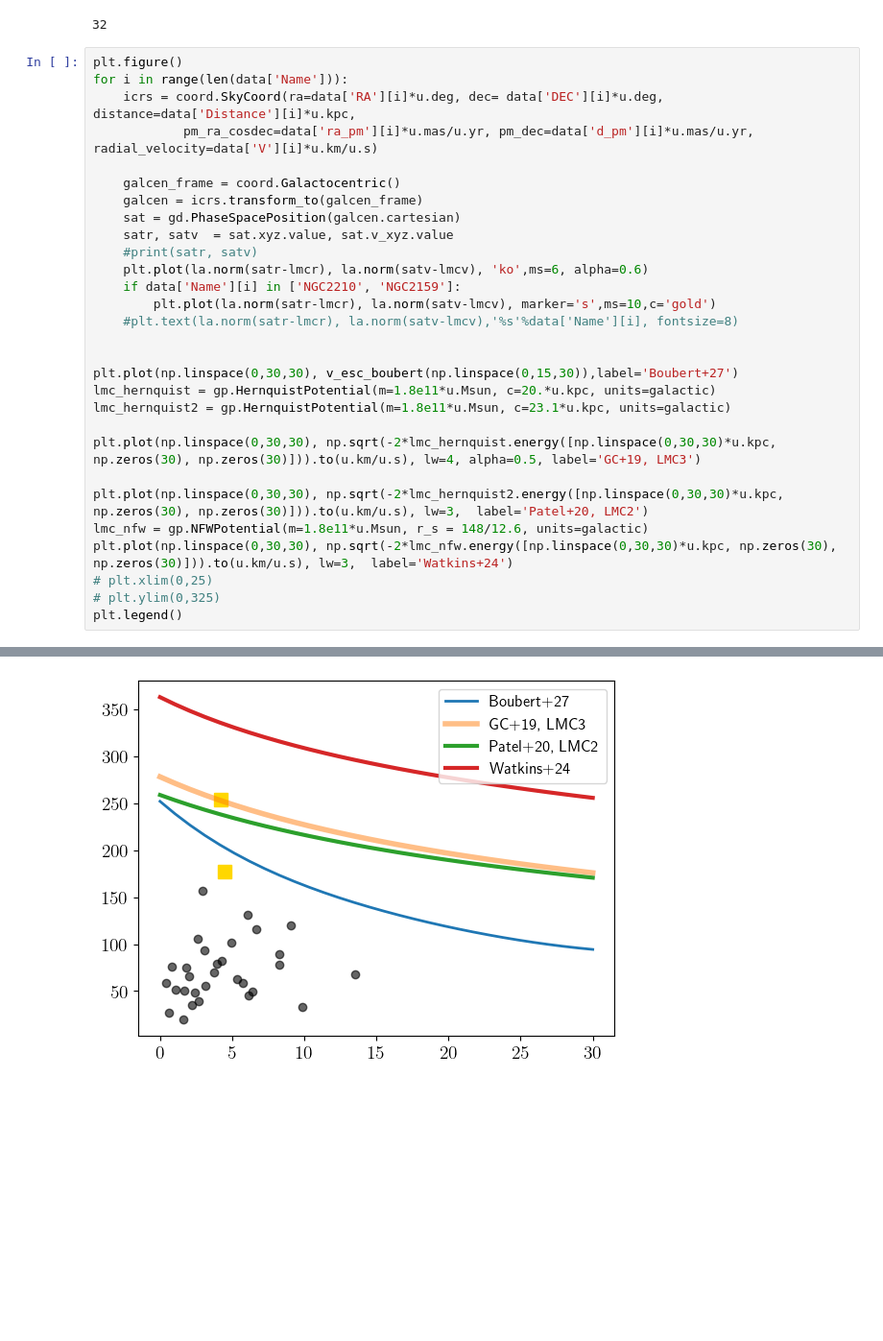
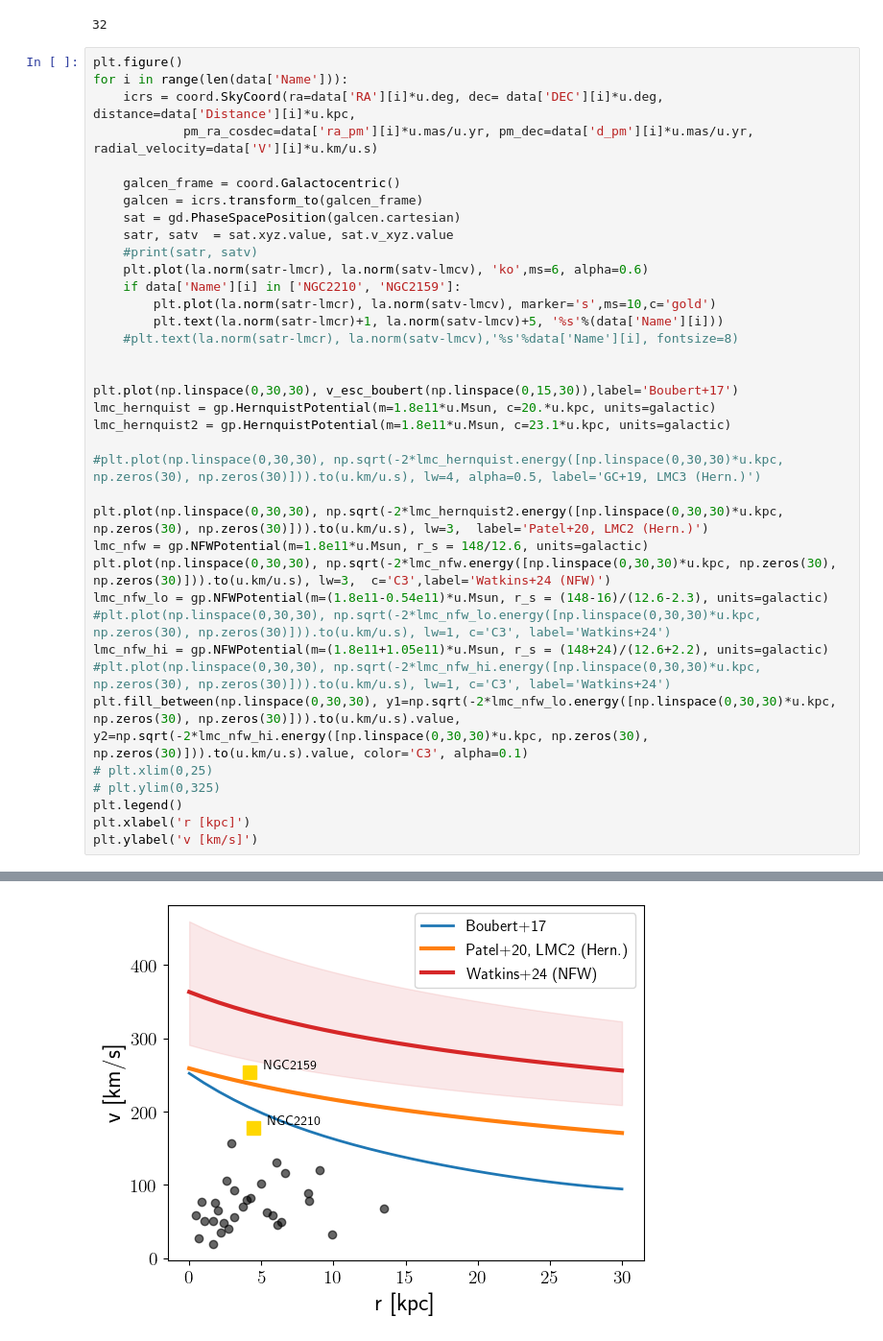
Before and after one commit to ekta1224/LMCClusters, a Jupyter notebook: properties_escape_velocity.ipynb, the cells around one changed output, grey strips where cells are left out. Shown at 96% size. Cells and saved outputs as stored; diff of their text form; blank space fills up the shorter version.

Commit message:
added errors for watkins24

```diff
--- a/properties_escape_velocity.ipynb
+++ b/properties_escape_velocity.ipynb
@@ -68,19 +68,27 @@ for i in range(len(data['Name'])):
     plt.plot(la.norm(satr-lmcr), la.norm(satv-lmcv), 'ko',ms=6, alpha=0.6)
     if data['Name'][i] in ['NGC2210', 'NGC2159']:
         plt.plot(la.norm(satr-lmcr), la.norm(satv-lmcv), marker='s',ms=10,c='gold')
+        plt.text(la.norm(satr-lmcr)+1, la.norm(satv-lmcv)+5, '%s'%(data['Name'][i]))
     #plt.text(la.norm(satr-lmcr), la.norm(satv-lmcv),'%s'%data['Name'][i], fontsize=8)
 
 
-plt.plot(np.linspace(0,30,30), v_esc_boubert(np.linspace(0,15,30)),label='Boubert+27')
+plt.plot(np.linspace(0,30,30), v_esc_boubert(np.linspace(0,15,30)),label='Boubert+17')
 lmc_hernquist = gp.HernquistPotential(m=1.8e11*u.Msun, c=20.*u.kpc, units=galactic)
 lmc_hernquist2 = gp.HernquistPotential(m=1.8e11*u.Msun, c=23.1*u.kpc, units=galactic)
 
-plt.plot(np.linspace(0,30,30), np.sqrt(-2*lmc_hernquist.energy([np.linspace(0,30,30)*u.kpc, np.zeros(30), np.zeros(30)])).to(u.km/u.s), lw=4, alpha=0.5, label='GC+19, LMC3')
+#plt.plot(np.linspace(0,30,30), np.sqrt(-2*lmc_hernquist.energy([np.linspace(0,30,30)*u.kpc, np.zeros(30), np.zeros(30)])).to(u.km/u.s), lw=4, alpha=0.5, label='GC+19, LMC3 (Hern.)')
 
-plt.plot(np.linspace(0,30,30), np.sqrt(-2*lmc_hernquist2.energy([np.linspace(0,30,30)*u.kpc, np.zeros(30), np.zeros(30)])).to(u.km/u.s), lw=3,  label='Patel+20, LMC2')
+plt.plot(np.linspace(0,30,30), np.sqrt(-2*lmc_hernquist2.energy([np.linspace(0,30,30)*u.kpc, np.zeros(30), np.zeros(30)])).to(u.km/u.s), lw=3,  label='Patel+20, LMC2 (Hern.)')
 lmc_nfw = gp.NFWPotential(m=1.8e11*u.Msun, r_s = 148/12.6, units=galactic)
-plt.plot(np.linspace(0,30,30), np.sqrt(-2*lmc_nfw.energy([np.linspace(0,30,30)*u.kpc, np.zeros(30), np.zeros(30)])).to(u.km/u.s), lw=3,  label='Watkins+24')
+plt.plot(np.linspace(0,30,30), np.sqrt(-2*lmc_nfw.energy([np.linspace(0,30,30)*u.kpc, np.zeros(30), np.zeros(30)])).to(u.km/u.s), lw=3,  c='C3',label='Watkins+24 (NFW)')
+lmc_nfw_lo = gp.NFWPotential(m=(1.8e11-0.54e11)*u.Msun, r_s = (148-16)/(12.6-2.3), units=galactic)
+#plt.plot(np.linspace(0,30,30), np.sqrt(-2*lmc_nfw_lo.energy([np.linspace(0,30,30)*u.kpc, np.zeros(30), np.zeros(30)])).to(u.km/u.s), lw=1, c='C3', label='Watkins+24')
+lmc_nfw_hi = gp.NFWPotential(m=(1.8e11+1.05e11)*u.Msun, r_s = (148+24)/(12.6+2.2), units=galactic)
+#plt.plot(np.linspace(0,30,30), np.sqrt(-2*lmc_nfw_hi.energy([np.linspace(0,30,30)*u.kpc, np.zeros(30), np.zeros(30)])).to(u.km/u.s), lw=1, c='C3', label='Watkins+24')
+plt.fill_between(np.linspace(0,30,30), y1=np.sqrt(-2*lmc_nfw_lo.energy([np.linspace(0,30,30)*u.kpc, np.zeros(30), np.zeros(30)])).to(u.km/u.s).value, y2=np.sqrt(-2*lmc_nfw_hi.energy([np.linspace(0,30,30)*u.kpc, np.zeros(30), np.zeros(30)])).to(u.km/u.s).value, color='C3', alpha=0.1)
 # plt.xlim(0,25)
 # plt.ylim(0,325)
 plt.legend()
+plt.xlabel('r [kpc]')
+plt.ylabel('v [km/s]')
 # %% [output]
@@ -88 +96 @@ plt.legend()
-[figure, old version]
+[figure, new version]
```
Also changed, not shown: parts of 2 cells of this notebook.
